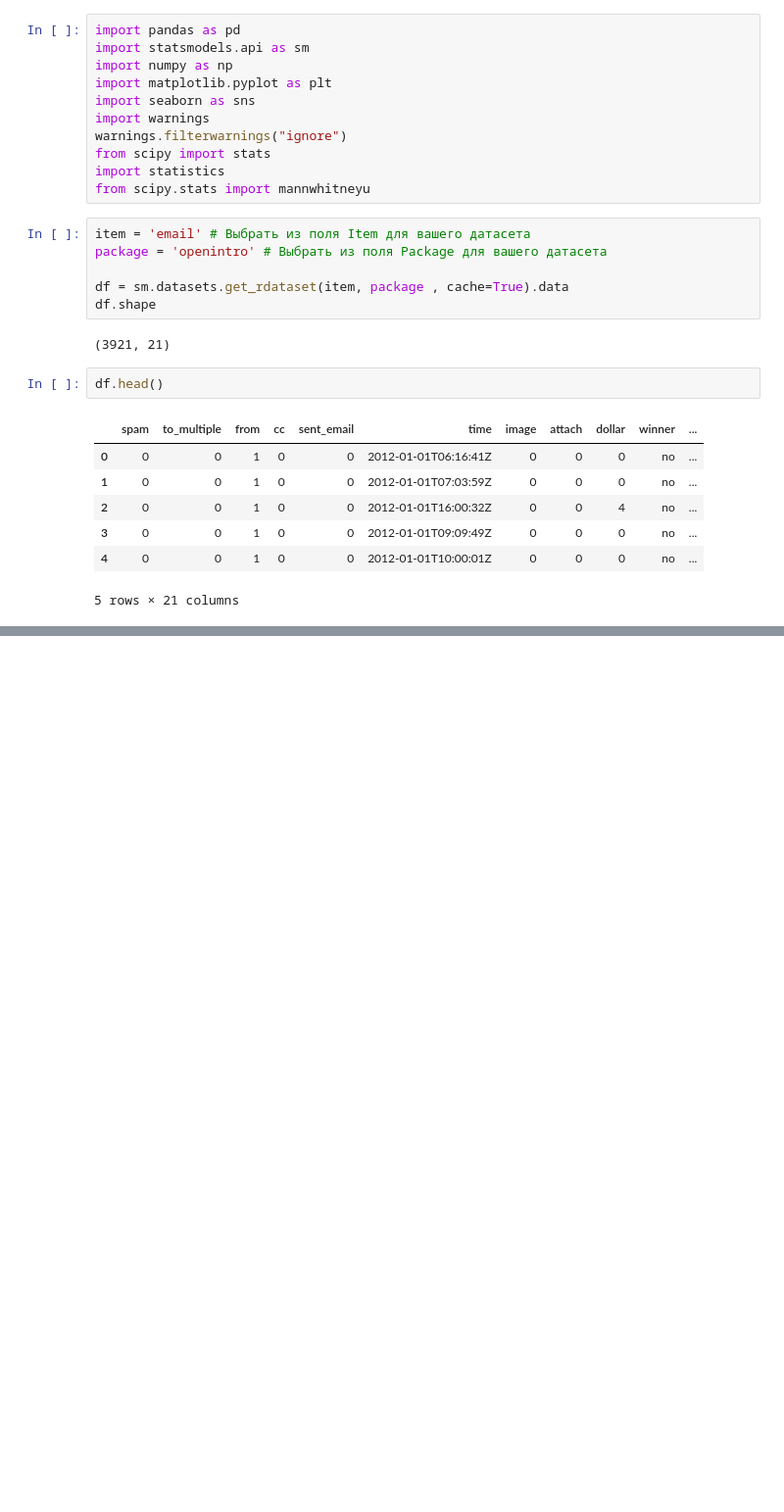
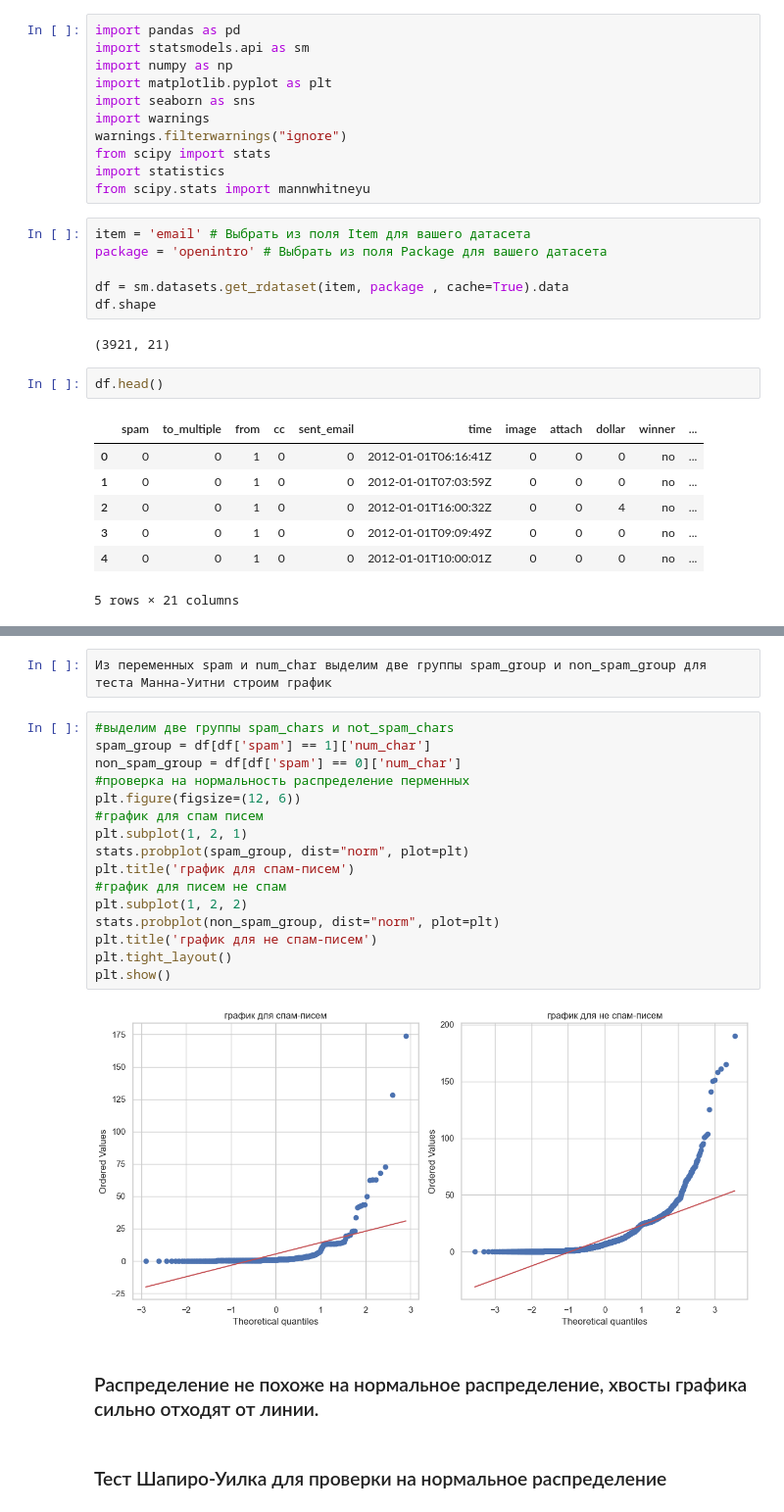
Before and after one commit to Borlukos/Python, a Jupyter notebook: Untitled.ipynb, the cells around one changed output, grey strips where cells are left out. Shown: that part at 98% size. Cells and saved outputs as stored; diff of their text form; blank space fills up the shorter version.

```diff
--- a/Untitled.ipynb
+++ b/Untitled.ipynb
@@ -73,0 +70,24 @@ plt.show()
+# %%
+Из переменных spam и num_char выделим две группы spam_group и non_spam_group для теста Манна-Уитни строим график
+# %%
+#выделим две группы spam_chars и not_spam_chars
+spam_group = df[df['spam'] == 1]['num_char']
+non_spam_group = df[df['spam'] == 0]['num_char']
+#проверка на нормальность распределение перменных
+plt.figure(figsize=(12, 6))
+#график для спам писем
+plt.subplot(1, 2, 1)
+stats.probplot(spam_group, dist="norm", plot=plt)
+plt.title('график для спам-писем')
+#график для писем не спам
+plt.subplot(1, 2, 2)
+stats.probplot(non_spam_group, dist="norm", plot=plt)
+plt.title('график для не спам-писем')
+plt.tight_layout()
+plt.show()
+# %% [output]
+[figure, added]
+# %% [markdown]
+### Распределение не похоже на нормальное распределение, хвосты графика сильно отходят от линии.
+# %% [markdown]
+### Тест Шапиро-Уилка для проверки на нормальное распределение
```
Also changed, not shown: parts of 19 cells of this notebook, 4 other files.
